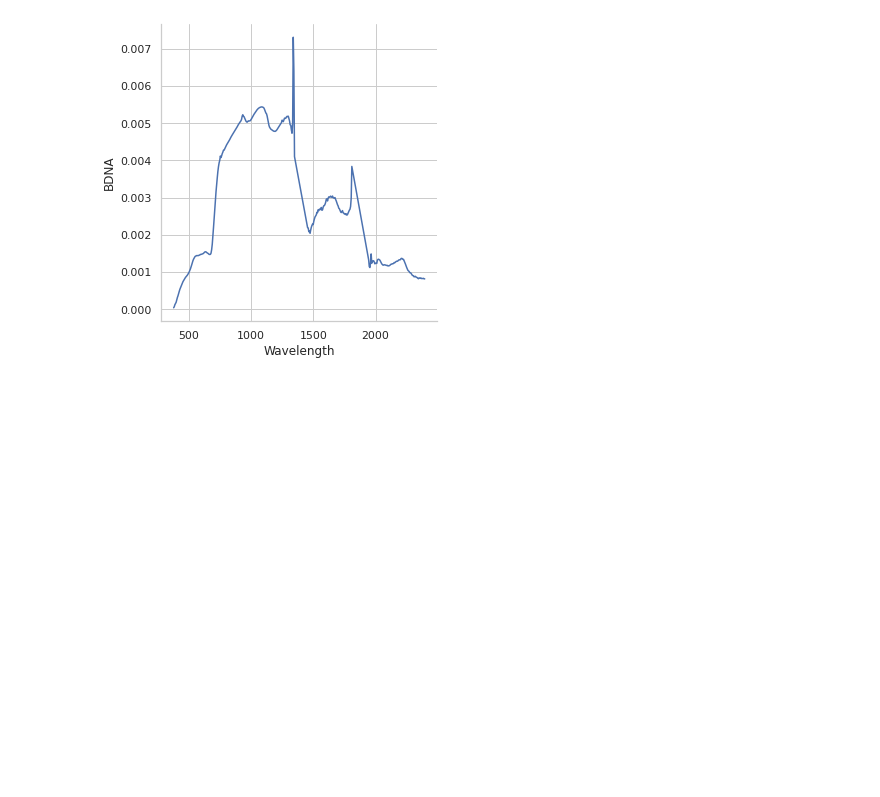
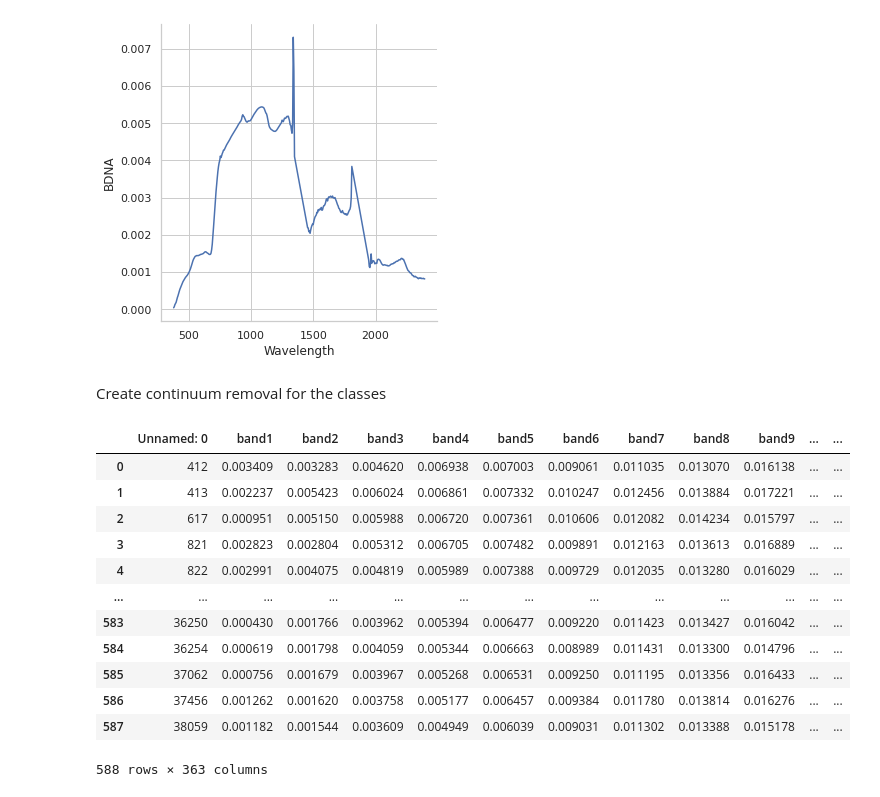
Before and after one commit to rachelzwalker/Flow_Country_HSI_and_PSM, a Jupyter notebook: python_notebooks/transformed_spectral_signatures/Continuum_removal.ipynb, the cells around one changed output. Cells and saved outputs as stored; diff of their text form; code cells hidden in the pictures; blank space fills up the shorter version.

Commit message:
developed continuum based on samples and PFTs in preparation for conducting RF on the data to determine accuracy

```diff
--- a/python_notebooks/transformed_spectral_signatures/Continuum_removal.ipynb
+++ b/python_notebooks/transformed_spectral_signatures/Continuum_removal.ipynb
@@ -128,3 +124,29 @@ sns.relplot(x="Wavelength", y="BDNA", kind="line", data=continuum_removal)
 # %% [output]
 <seaborn.axisgrid.FacetGrid at 0x...>
 [figure]
+# %% [markdown]
+Create continuum removal for the classes
+# %%
+import pandas as pd
+import geopandas
+cross_lochs = pd.read_csv('../cross_lochs_6_classes_for_ML.csv')
+
+cross_lochs['geometry'] = geopandas.GeoSeries.from_wkt(cross_lochs['geometry'])
+
+cross_lochs_gdf = geopandas.GeoDataFrame(cross_lochs, geometry='geometry')
+
+cross_lochs_gdf
+# %% [output]
+|  | Unnamed: 0 | band1 | band2 | band3 | band4 | band5 | band6 | band7 | band8 | band9 | ... | ... |
+| 0 | 412 | 0.003409 | 0.003283 | 0.004620 | 0.006938 | 0.007003 | 0.009061 | 0.011035 | 0.013070 | 0.016138 | ... | ... |
+| 1 | 413 | 0.002237 | 0.005423 | 0.006024 | 0.006861 | 0.007332 | 0.010247 | 0.012456 | 0.013884 | 0.017221 | ... | ... |
+| 2 | 617 | 0.000951 | 0.005150 | 0.005988 | 0.006720 | 0.007361 | 0.010606 | 0.012082 | 0.014234 | 0.015797 | ... | ... |
+| 3 | 821 | 0.002823 | 0.002804 | 0.005312 | 0.006705 | 0.007482 | 0.009891 | 0.012163 | 0.013613 | 0.016889 | ... | ... |
+| 4 | 822 | 0.002991 | 0.004075 | 0.004819 | 0.005989 | 0.007388 | 0.009729 | 0.012035 | 0.013280 | 0.016029 | ... | ... |
+| ... | ... | ... | ... | ... | ... | ... | ... | ... | ... | ... | ... | ... |
+| 583 | 36250 | 0.000430 | 0.001766 | 0.003962 | 0.005394 | 0.006477 | 0.009220 | 0.011423 | 0.013427 | 0.016042 | ... | ... |
+| 584 | 36254 | 0.000619 | 0.001798 | 0.004059 | 0.005344 | 0.006663 | 0.008989 | 0.011431 | 0.013300 | 0.014796 | ... | ... |
+| 585 | 37062 | 0.000756 | 0.001679 | 0.003967 | 0.005268 | 0.006531 | 0.009250 | 0.011195 | 0.013356 | 0.016433 | ... | ... |
+| 586 | 37456 | 0.001262 | 0.001620 | 0.003758 | 0.005177 | 0.006457 | 0.009384 | 0.011780 | 0.013814 | 0.016276 | ... | ... |
+| 587 | 38059 | 0.001182 | 0.001544 | 0.003609 | 0.004949 | 0.006039 | 0.009031 | 0.011302 | 0.013388 | 0.015178 | ... | ... |
+588 rows × 363 columns
```
Also changed, not shown: parts of 4 cells of this notebook.
